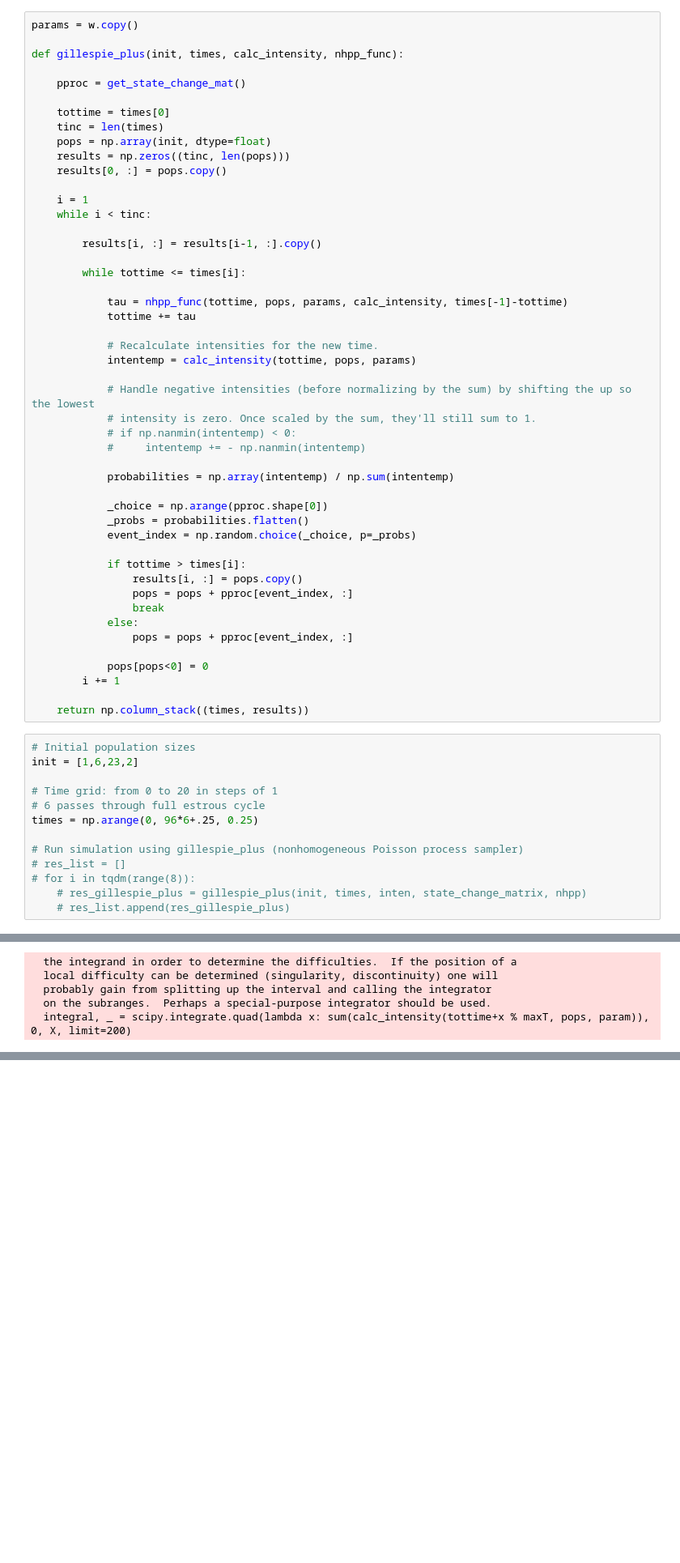
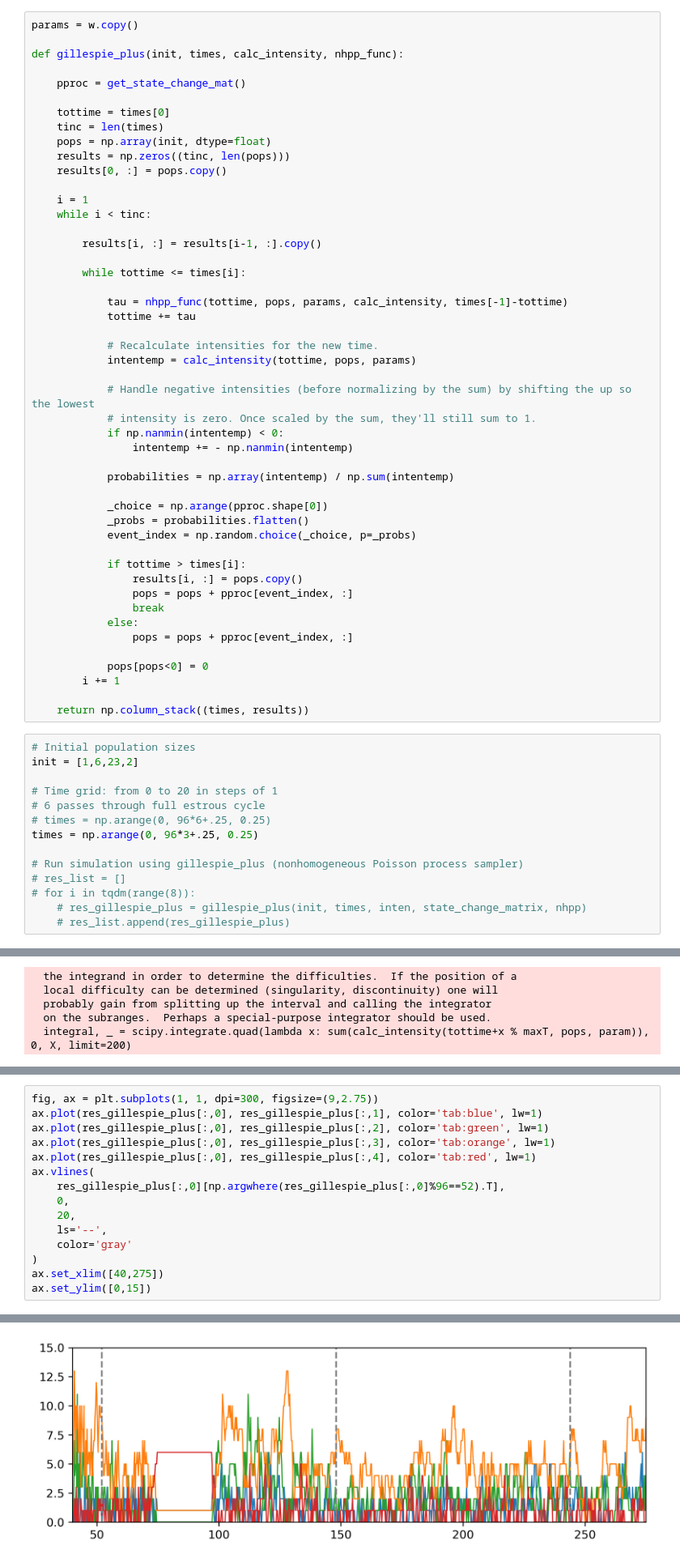
Before and after one commit to dylanmmartins/spine-population-modeling, a Jupyter notebook: version2.ipynb, the cells around one changed output, grey strips where cells are left out. Shown at 81% size. Drawn from its saved outputs; the diff is of its cells as text; blank space fills up the shorter version.

```diff
--- a/version2.ipynb
+++ b/version2.ipynb
@@ -269,8 +270,8 @@ def gillespie_plus(init, times, calc_intensity, nhpp_func):
 
             # Handle negative intensities (before normalizing by the sum) by shifting the up so the lowest
             # intensity is zero. Once scaled by the sum, they'll still sum to 1.
-            # if np.nanmin(intentemp) < 0:
-            #     intentemp += - np.nanmin(intentemp)
+            if np.nanmin(intentemp) < 0:
+                intentemp += - np.nanmin(intentemp)
 
             probabilities = np.array(intentemp) / np.sum(intentemp)
 
@@ -295,7 +296,8 @@ init = [1,6,23,2]
 
 # Time grid: from 0 to 20 in steps of 1
 # 6 passes through full estrous cycle
-times = np.arange(0, 96*6+.25, 0.25)
+# times = np.arange(0, 96*6+.25, 0.25)
+times = np.arange(0, 96*3+.25, 0.25)
 
 # Run simulation using gillespie_plus (nonhomogeneous Poisson process sampler)
 # res_list = []
@@ -312,0 +321,16 @@ res_gillespie_plus = gillespie_plus(init, times, calc_intensity, nhpp)
+# %%
+fig, ax = plt.subplots(1, 1, dpi=300, figsize=(9,2.75))
+ax.plot(res_gillespie_plus[:,0], res_gillespie_plus[:,1], color='tab:blue', lw=1)
+ax.plot(res_gillespie_plus[:,0], res_gillespie_plus[:,2], color='tab:green', lw=1)
+ax.plot(res_gillespie_plus[:,0], res_gillespie_plus[:,3], color='tab:orange', lw=1)
+ax.plot(res_gillespie_plus[:,0], res_gillespie_plus[:,4], color='tab:red', lw=1)
+ax.vlines(
+    res_gillespie_plus[:,0][np.argwhere(res_gillespie_plus[:,0]%96==52).T],
+    0,
+    20,
+    ls='--',
+    color='gray'
+)
+ax.set_xlim([40,275])
+ax.set_ylim([0,15])
+# %% [output]
@@ -312,0 +338 @@ res_gillespie_plus = gillespie_plus(init, times, calc_intensity, nhpp)
+[figure, added]
```
Also changed, not shown: parts of 12 cells of this notebook.
